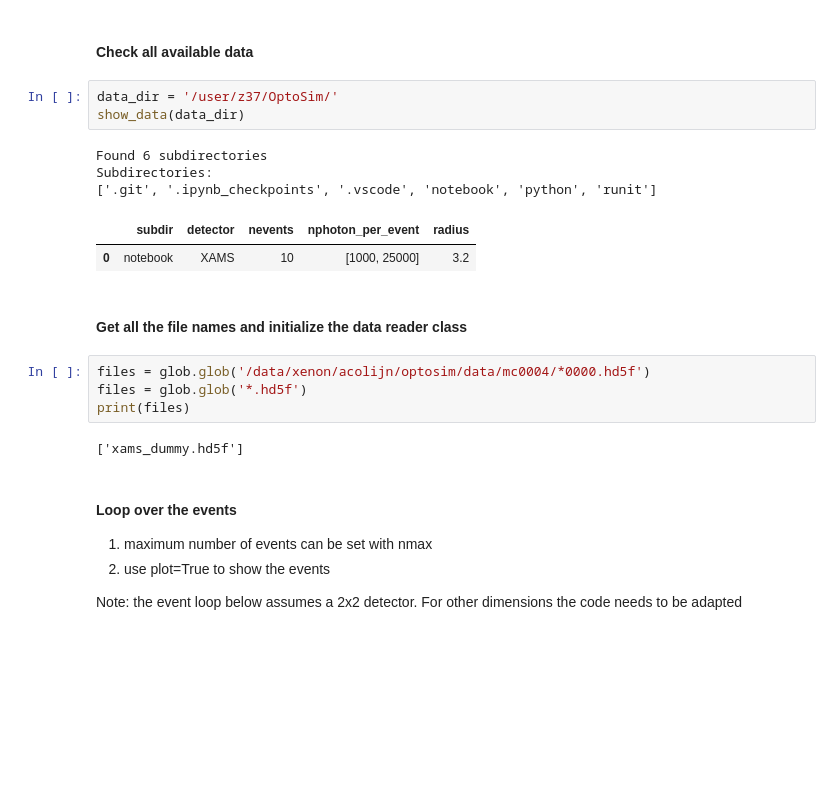
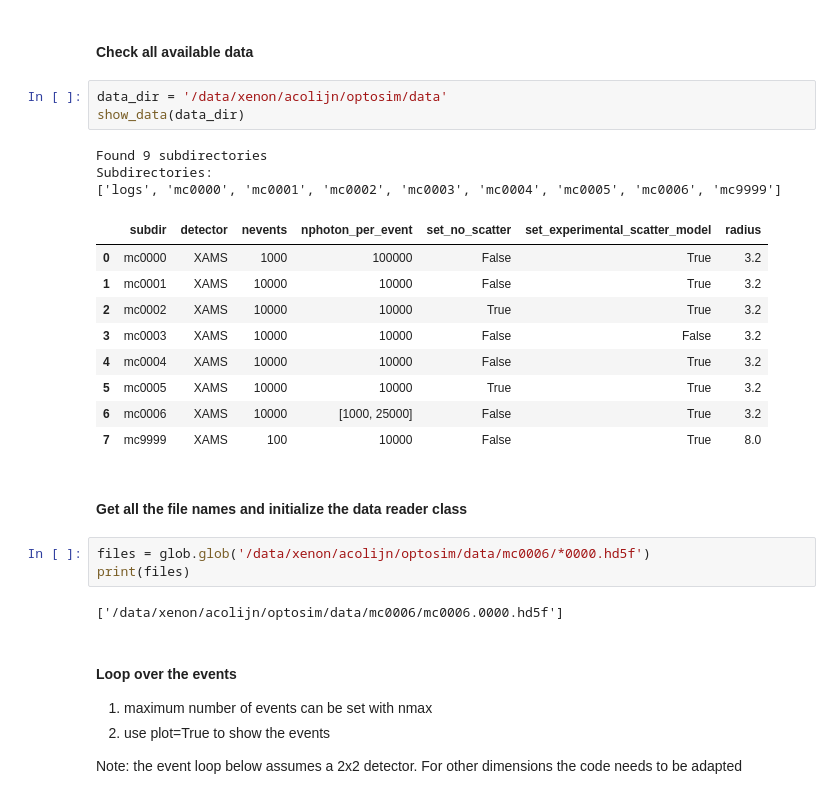
Before and after one commit to acolijn/OptoSim, a Jupyter notebook: notebook/ReadDataVerification.ipynb, the cells around one changed output. Drawn from its saved outputs; the diff is of its cells as text; blank space fills up the shorter version.

```diff
--- a/notebook/ReadDataVerification.ipynb
+++ b/notebook/ReadDataVerification.ipynb
@@ -15,22 +15,28 @@ import pandas as pd
 # %% [markdown]
 #### Check all available data
 # %%
-data_dir = '/user/z37/OptoSim/'
+data_dir = '/data/xenon/acolijn/optosim/data'
 show_data(data_dir)
 # %% [output]
-Found 6 subdirectories
+Found 9 subdirectories
 Subdirectories:
-['.git', '.ipynb_checkpoints', '.vscode', 'notebook', 'python', 'runit']
+['logs', 'mc0000', 'mc0001', 'mc0002', 'mc0003', 'mc0004', 'mc0005', 'mc0006', 'mc9999']
-|  | subdir | detector | nevents | nphoton_per_event | radius |
-| 0 | notebook | XAMS | 10 | [1000, 25000] | 3.2 |
+|  | subdir | detector | nevents | nphoton_per_event | set_no_scatter | set_experimental_scatter_model | radius |
+| 0 | mc0000 | XAMS | 1000 | 100000 | False | True | 3.2 |
+| 1 | mc0001 | XAMS | 10000 | 10000 | False | True | 3.2 |
+| 2 | mc0002 | XAMS | 10000 | 10000 | True | True | 3.2 |
+| 3 | mc0003 | XAMS | 10000 | 10000 | False | False | 3.2 |
+| 4 | mc0004 | XAMS | 10000 | 10000 | False | True | 3.2 |
+| 5 | mc0005 | XAMS | 10000 | 10000 | True | True | 3.2 |
+| 6 | mc0006 | XAMS | 10000 | [1000, 25000] | False | True | 3.2 |
+| 7 | mc9999 | XAMS | 100 | 10000 | False | True | 8.0 |
 # %% [markdown]
 #### Get all the file names and initialize the data reader class
 # %%
-files = glob.glob('/data/xenon/acolijn/optosim/data/mc0004/*0000.hd5f')
-files = glob.glob('*.hd5f')
+files = glob.glob('/data/xenon/acolijn/optosim/data/mc0006/*0000.hd5f')
 print(files)
 # %% [output]
-['xams_dummy.hd5f']
+['/data/xenon/acolijn/optosim/data/mc0006/mc0006.0000.hd5f']
 # %% [markdown]
 #### Loop over the events
 
```
Also changed, not shown: parts of 1 cell of this notebook.
